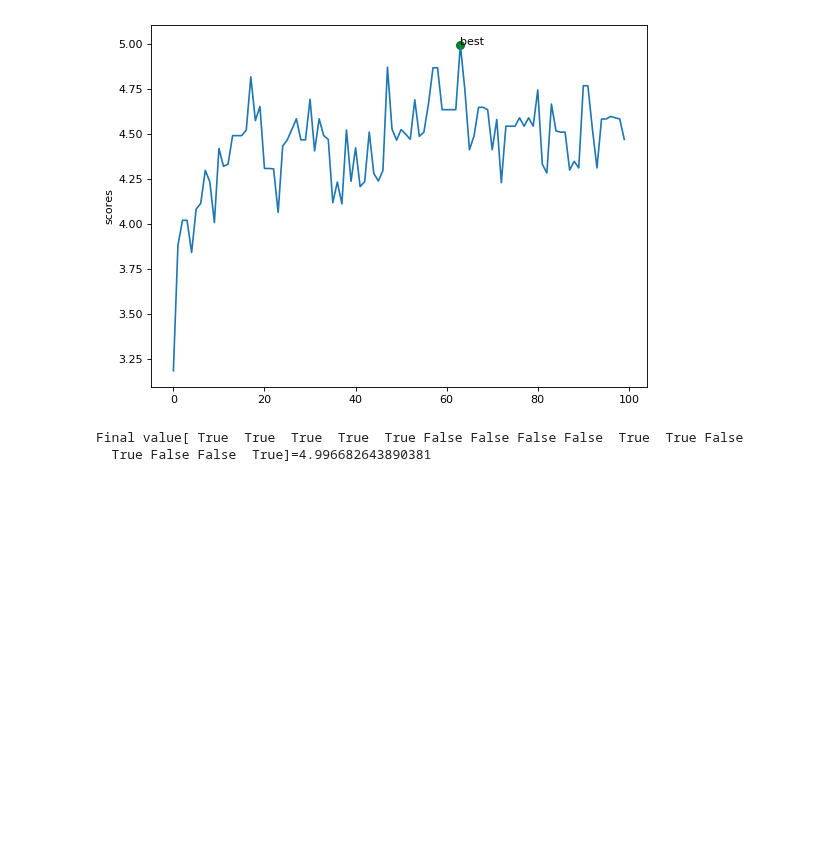
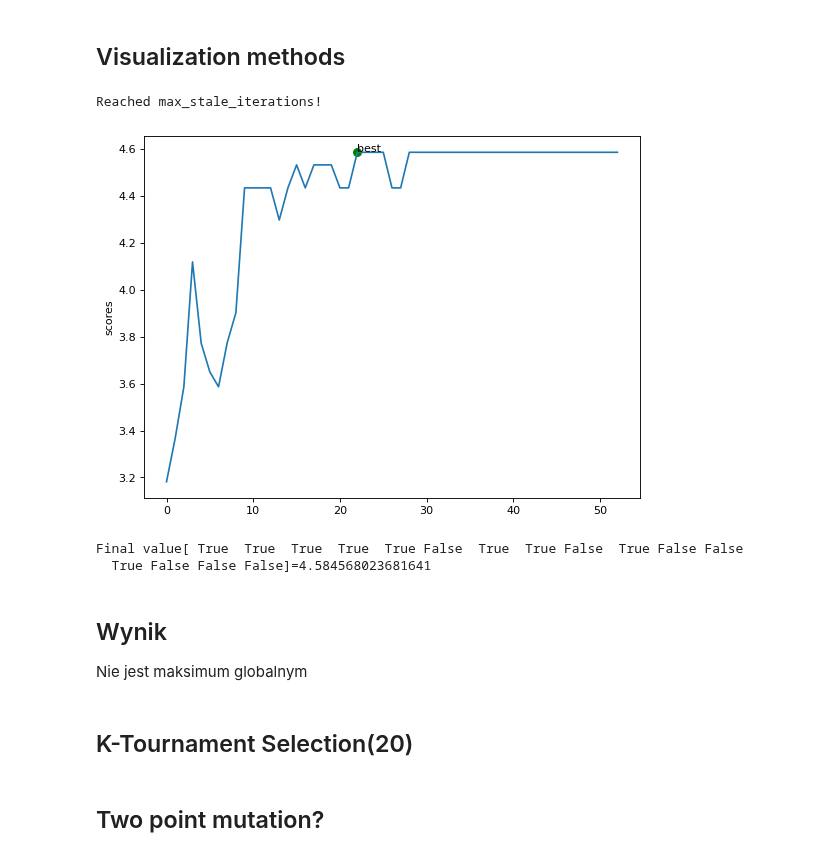
Before and after one commit to Vergenter/mswum, a Jupyter notebook: geneticAlgorithImplementation.ipynb, the cells around one changed output. Drawn from its saved outputs; the diff is of its cells as text; code cells hidden in the pictures; blank space fills up the shorter version.

```diff
--- a/geneticAlgorithImplementation.ipynb
+++ b/geneticAlgorithImplementation.ipynb
@@ -39,0 +41,7 @@ def mutation(pop_after_cross,mutation_rate):
+# %%
+def mutation(pop_after_cross,mutation_rate):
+    def mutate(unit):
+        i = random.randint(0, len(unit)-1)
+        unit[i]=!unit[i]
+        return unit
+    return np.array([mutate(cross) if random.random() < mutation_rate else cross for cross in pop_after_cross ])
@@ -40,18 +54,41 @@ def mutation(pop_after_cross,mutation_rate):
 # %%
-def generations(size,n_feat,n_parents,mutation_rate,n_gen):
+from math import isclose
+def generations(population_size,n_feat,crossover_rate,mutation_rate,k_tournament,max_iteration,max_stale_iterations):
+    def pupulation_in_convergence(scores,iteration_best_score):
+        return sum(isclose(iteration_best_score,score) for score in scores)/scores.size>0.9
+    alltime_best_score = 0
+    stale_iteration = 0
+    stop_reason = "Reached max_iteration!"
+    # fittest does not change
     best_chromo= []
     best_score= []
-    population_nextgen=initilization_of_population(size,n_feat)
-    for i in range(n_gen):
+    population_nextgen=initilization_of_population(population_size,n_feat)
+    for i in range(max_iteration):
         scores = fitness_score(population_nextgen)
         bestIndex = np.argmax(scores)
         best_chromo.append(population_nextgen[bestIndex])
         best_score.append(scores[bestIndex])
-        pop_after_sel = selection(scores,population_nextgen,n_parents)
-        pop_after_cross = crossover(pop_after_sel)
+
+        pop_after_sel = selection(scores,population_nextgen,k_tournament,population_size)
+        pop_after_cross = crossover(pop_after_sel,crossover_rate)
         population_nextgen = mutation(pop_after_cross,mutation_rate)
 
-    return best_chromo,best_score
+        if alltime_best_score >= scores[bestIndex]:
+            stale_iteration+=1
+        else :
+            stale_iteration=0
+            alltime_best_score = scores[bestIndex]
+
+        if stale_iteration>=max_stale_iterations:
+            stop_reason = "Reached max_stale_iterations!"
+            break
+        if pupulation_in_convergence(scores,scores[bestIndex]):
+            stop_reason = "Pupulation converge in 90%!"
+            break
+
+    return best_chromo,best_score,stop_reason
+# %% [markdown]
+## Visualization methods
 # %%
 from operator import itemgetter
 def plotScore(scores,bestindex):
@@ -69,14 +106,20 @@ def getBest(chromosomes,scores):
 # %%
 np.random.seed(seed=1337)
 random.seed(1337)
-chromo,score=generations(size=100,n_feat=16,n_parents=20,mutation_rate=0.2,
-                     n_gen=100)
+chromo,score,stop_reason=generations(population_size=100,n_feat=n_items,crossover_rate=0.1,mutation_rate=0.3,k_tournament=0,max_iteration=100,max_stale_iterations=30)
+print(stop_reason)
 best,bestindex = getBest(chromo,score)
 plotScore(score,bestindex)
 x = best[0]
 y = scoreFunction(best[0])
 print(f"Final value{x}={y}")
 # %% [output]
+Reached max_stale_iterations!
-[figure, old version]
+[figure, new version]
-Final value[ True  True  True  True  True False False False False  True  True False
-  True False False  True]=4.996682643890381
+Final value[ True  True  True  True  True False  True  True False  True False False
+  True False False False]=4.584568023681641
+# %% [markdown]
+## Wynik
+Nie jest maksimum globalnym
+# %% [markdown]
+## K-Tournament Selection(20)
@@ -82,0 +131,2 @@ Final value[ True  True  True  True  True False False False False  True  True Fa
+# %% [markdown]
+## Two point mutation?
```
Also changed, not shown: parts of 18 cells of this notebook.
